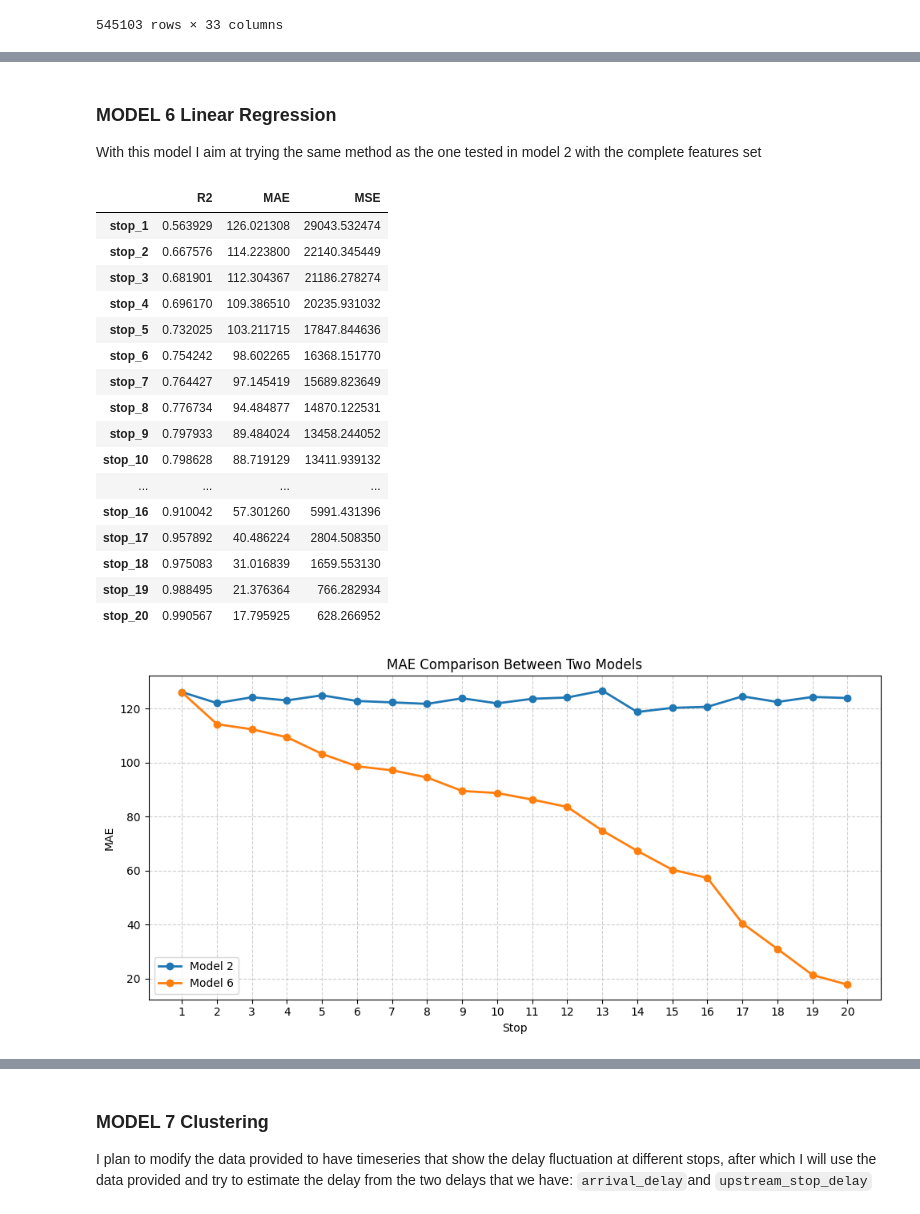
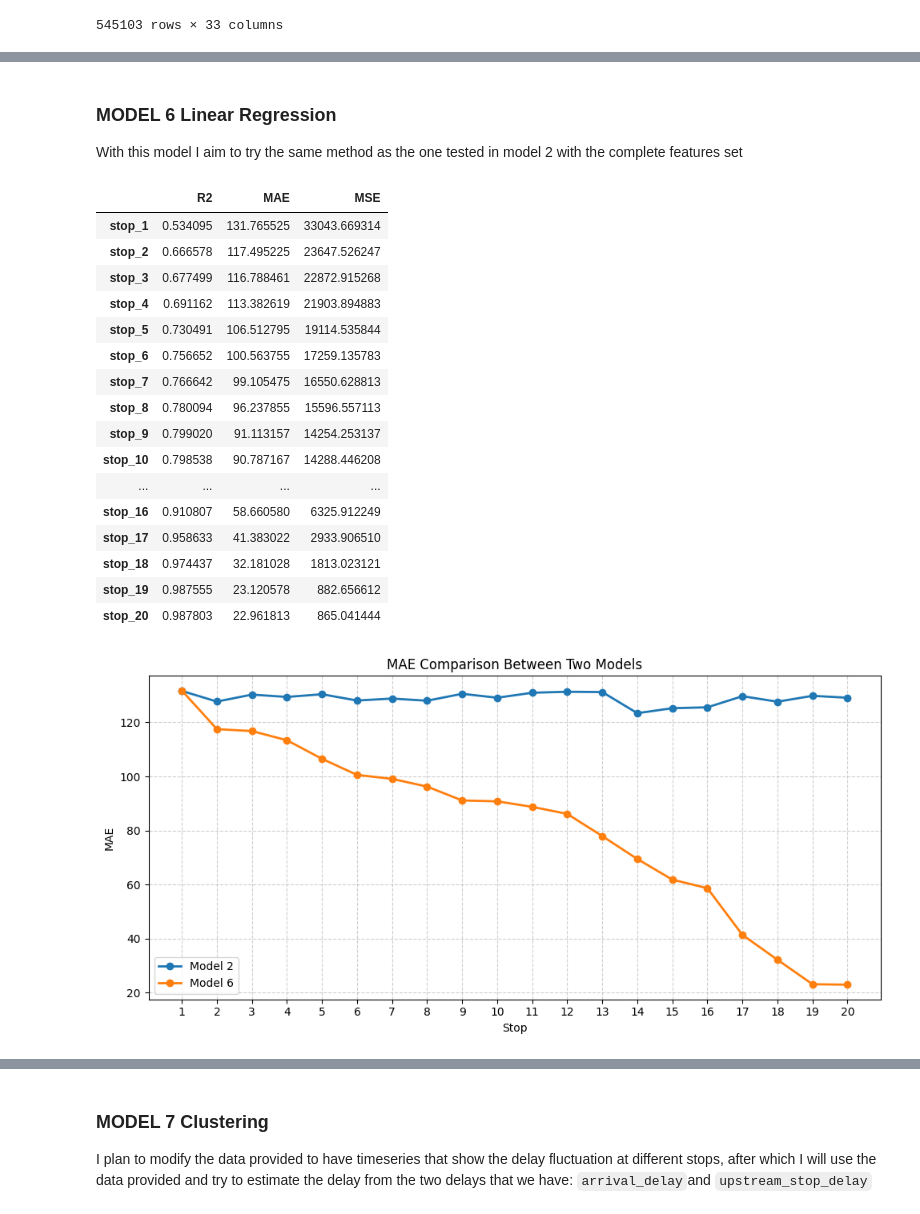
Before and after one commit to Gioalf/AH2179, a Jupyter notebook: project/AIprojectGioAlf.ipynb, the cells around one changed output, grey strips where cells are left out. Drawn from its saved outputs; the diff is of its cells as text; code cells hidden in the pictures.

```diff
--- a/project/AIprojectGioAlf.ipynb
+++ b/project/AIprojectGioAlf.ipynb
@@ -325,7 +349,6 @@ dfA_clean=dfA_clean.drop(['route_id', 'bus_id', 'weather', 'temperature', 'day_o
        'time_of_day', 'trip_number', 'arrival_delay'], axis=1)
 # %%
 dfA_model1=dfA_clean.copy()
-dfA_model1=dfA_model1[dfA_model1['stop_sequence']!=20]
 # %%
 dfA_model1
 # %% [output]
@@ -1138,0 +1212,8 @@ dfB
+# %%
+mae = mean_absolute_error(y_test, y_pred_B1_1)
+mse = mean_squared_error(y_test, y_pred_B1_1)
+r2 = r2_score(y_test, y_pred_B1_1)
+
+print(f"Mean Absolute Error: {mae}")
+print(f"Mean Squared Error: {mse}")
+print(f"R-squared: {r2}")
@@ -1139,6 +1281,6 @@ dfB
 # %% [markdown]
 ### **MODEL 6 Linear Regression**
-With this model I aim at trying the same method as the one tested in model 2 with the complete features set
+With this model I aim to try the same method as the one tested in model 2 with the complete features set
 # %%
 # Dropping the redundant and the 'arrival delay'
 dfB_model6=dfB.drop(['route_id', 'bus_id', 'weather', 'temperature', 'day_of_week',
@@ -1146,7 +1288,7 @@ dfB_model6=dfB.drop(['route_id', 'bus_id', 'weather', 'temperature', 'day_of_wee
 # %%
 df6 = {}
 models6 = {}
-test_train6={}
+test_train6 = {}
 results6 = {}
 
 for i in range(1, 21):
@@ -1154,30 +1296,35 @@ for i in range(1, 21):
     dfB_model6_i = dfB_model6[dfB_model6['stop_sequence'] == i].copy()
     df6[f'stop_{i}'] = dfB_model6_i
 
+    # Split by date before dropping the column
+    dfB_model6_train = dfB_model6_i[dfB_model6_i['Calendar_date'] < 20220600].copy()
+    dfB_model6_test = dfB_model6_i[dfB_model6_i['Calendar_date'] >= 20220600].copy()
+
     # Drop non-predictive columns
-    dfB_model6_i = dfB_model6_i.drop(['Calendar_date', 'stop_sequence'], axis=1)
+    cols_to_drop = ['Calendar_date', 'stop_sequence']
+    X_train = dfB_model6_train.drop(cols_to_drop + ['arrival_delay_stop_20'], axis=1)
+    y_train = dfB_model6_train['arrival_delay_stop_20']
 
-    # Define features and target
-    X = dfB_model6_i.drop(['arrival_delay_stop_20'], axis=1)
-    y = dfB_model6_i['arrival_delay_stop_20']
-
-    # Split chronologically: first 80% train, last 20% test
-    split_idx = int(len(X) * 0.8)
-    X_train, X_test = X.iloc[:split_idx], X.iloc[split_idx:]
-    y_train, y_test = y.iloc[:split_idx], y.iloc[split_idx:]
+    X_test = dfB_model6_test.drop(cols_to_drop + ['arrival_delay_stop_20'], axis=1)
+    y_test = dfB_model6_test['arrival_delay_stop_20']
 
     # Standardize features
     scaler = StandardScaler()
     X_train_scaled = scaler.fit_transform(X_train)
     X_test_scaled = scaler.transform(X_test)
 
-    test_train6[f'stop_{i}'] = {'X_train_scaled': X_train_scaled, 'X_test_scaled': X_test_scaled, 'y_train': y_train, 'y_test': y_test}
+    test_train6[f'stop_{i}'] = {
+        'X_train_scaled': X_train_scaled,
+        'X_test_scaled': X_test_scaled,
+        'y_train': y_train,
+        'y_test': y_test
+    }
 
     # Train model
     model = LinearRegression()
     model.fit(X_train_scaled, y_train)
 
-    # Evaluate on the test set
+    # Evaluate
     y_pred = model.predict(X_test_scaled)
     r2 = r2_score(y_test, y_pred)
     mae = mean_absolute_error(y_test, y_pred)
@@ -1191,44 +1338,48 @@ for i in range(1, 21):
 pd.DataFrame(results6).T
 # %% [output]
 |  | R2 | MAE | MSE |
-| stop_1 | 0.563929 | 126.021308 | 29043.532474 |
-| stop_2 | 0.667576 | 114.223800 | 22140.345449 |
-| stop_3 | 0.681901 | 112.304367 | 21186.278274 |
-| stop_4 | 0.696170 | 109.386510 | 20235.931032 |
-| stop_5 | 0.732025 | 103.211715 | 17847.844636 |
-| stop_6 | 0.754242 | 98.602265 | 16368.151770 |
-| stop_7 | 0.764427 | 97.145419 | 15689.823649 |
-| stop_8 | 0.776734 | 94.484877 | 14870.122531 |
-| stop_9 | 0.797933 | 89.484024 | 13458.244052 |
-| stop_10 | 0.798628 | 88.719129 | 13411.939132 |
+| stop_1 | 0.534095 | 131.765525 | 33043.669314 |
+| stop_2 | 0.666578 | 117.495225 | 23647.526247 |
+| stop_3 | 0.677499 | 116.788461 | 22872.915268 |
+| stop_4 | 0.691162 | 113.382619 | 21903.894883 |
+| stop_5 | 0.730491 | 106.512795 | 19114.535844 |
+| stop_6 | 0.756652 | 100.563755 | 17259.135783 |
+| stop_7 | 0.766642 | 99.105475 | 16550.628813 |
+| stop_8 | 0.780094 | 96.237855 | 15596.557113 |
+| stop_9 | 0.799020 | 91.113157 | 14254.253137 |
+| stop_10 | 0.798538 | 90.787167 | 14288.446208 |
 | ... | ... | ... | ... |
-| stop_16 | 0.910042 | 57.301260 | 5991.431396 |
-| stop_17 | 0.957892 | 40.486224 | 2804.508350 |
-| stop_18 | 0.975083 | 31.016839 | 1659.553130 |
-| stop_19 | 0.988495 | 21.376364 | 766.282934 |
-| stop_20 | 0.990567 | 17.795925 | 628.266952 |
+| stop_16 | 0.910807 | 58.660580 | 6325.912249 |
+| stop_17 | 0.958633 | 41.383022 | 2933.906510 |
+| stop_18 | 0.974437 | 32.181028 | 1813.023121 |
+| stop_19 | 0.987555 | 23.120578 | 882.656612 |
+| stop_20 | 0.987803 | 22.961813 | 865.041444 |
 # %%
 import matplotlib.pyplot as plt
 
 # --- Extract MAE values ---
 stops = list(range(1,21))
+mae1 = evaluation_df_1['MAE'].to_list()[:20]
+mae5 = evaluation_df_5['MAE'].to_list()[:20]
 mae2 = [v['MAE'] for v in results2.values()]
 mae6 = [v['MAE'] for v in results6.values()]
 
 # --- Plot ---
 plt.figure(figsize=(10,5))
+#plt.plot(stops, mae1[:20], marker='o', label='Model 1', linewidth=2)
+#plt.plot(stops, mae5[:20], marker='o', label='Model 5', linewidth=2)
 plt.plot(stops, mae2[:20], marker='o', label='Model 2', linewidth=2)
 plt.plot(stops, mae6[:20], marker='o', label='Model 6', linewidth=2)
 plt.xticks(stops)
 plt.xlabel('Stop')
 plt.ylabel('MAE')
 plt.title('MAE Comparison Between Two Models')
 plt.legend()
 plt.grid(True, linestyle='--', alpha=0.6)
 plt.tight_layout()
 plt.show()
 # %% [output]
-[figure, old version]
+[figure, new version]
 # %%
 import matplotlib.pyplot as plt
 import numpy as np
```
Also changed, not shown: parts of 28 cells of this notebook.
